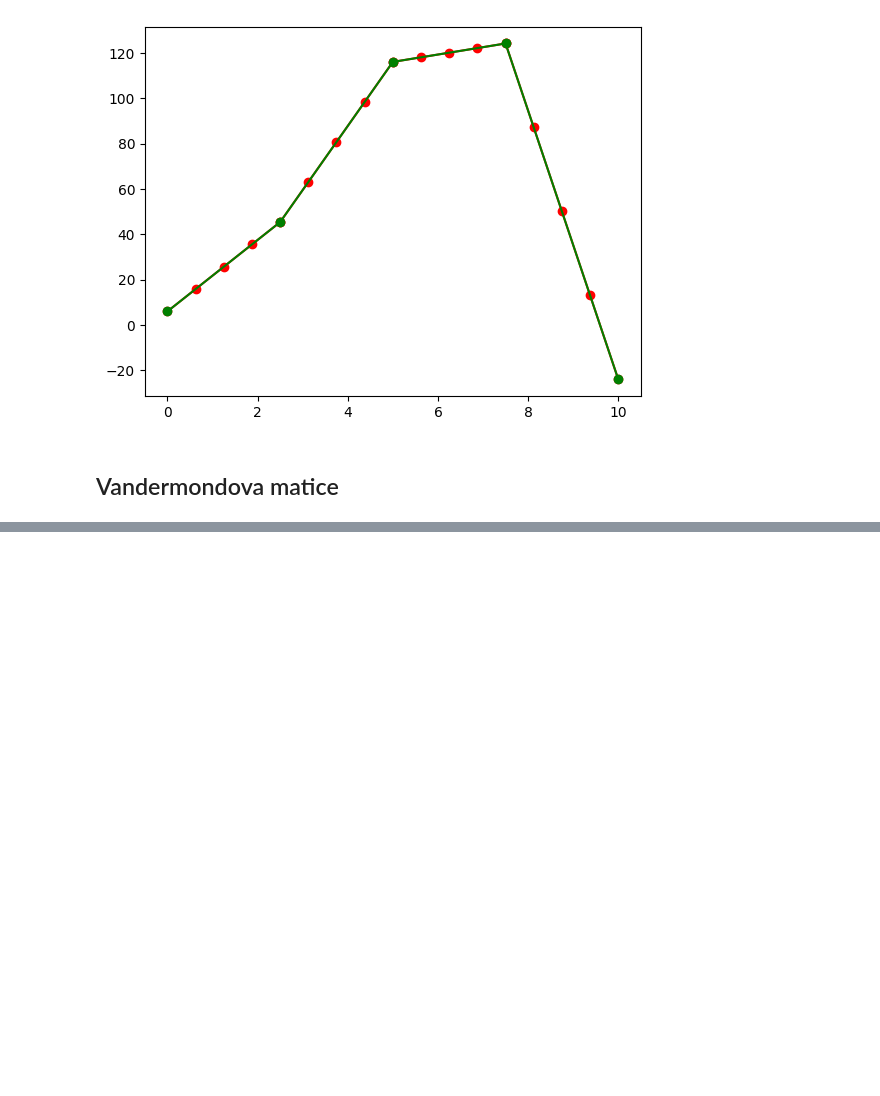
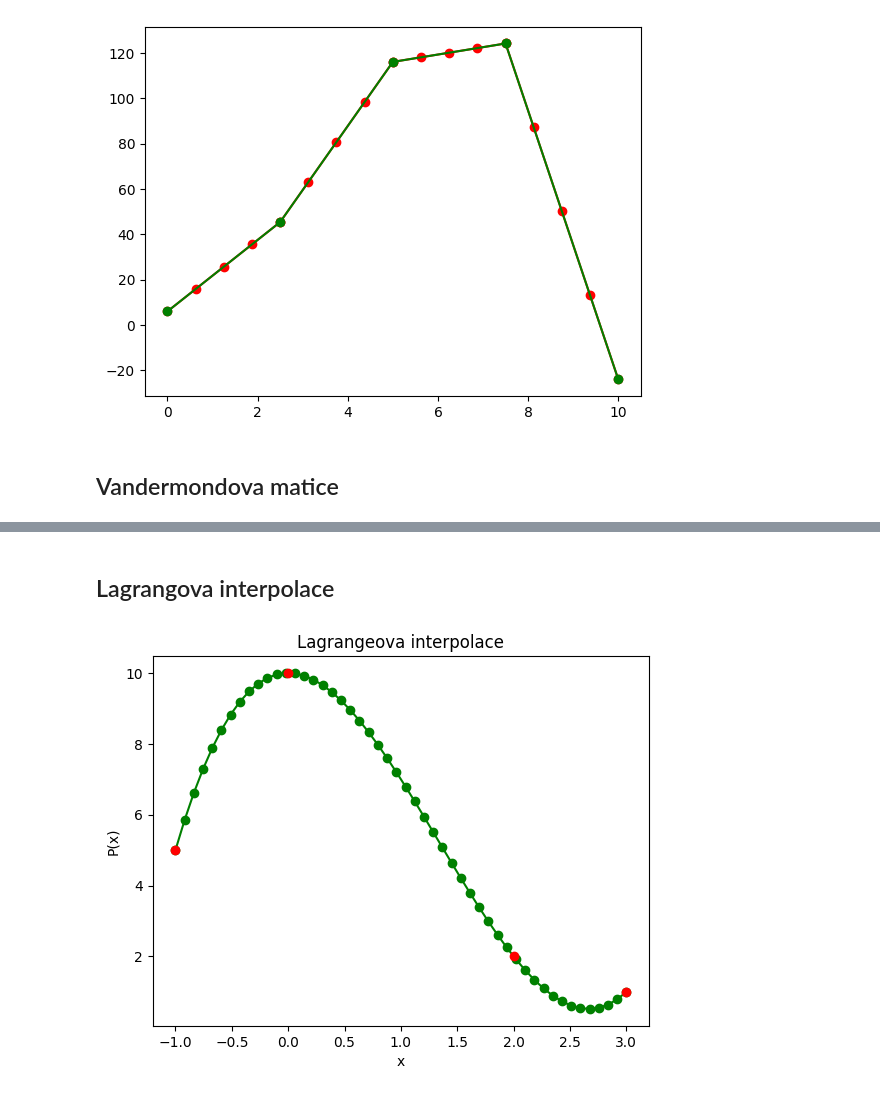
Before and after one commit to Marty808s/STATNICE-SZZ-PB_SZZ-VB, a Jupyter notebook: MSW/VB_MSW.ipynb, the cells around one changed output, grey strips where cells are left out. Drawn from its saved outputs; the diff is of its cells as text; code cells hidden in the pictures; blank space fills up the shorter version.

```diff
--- a/MSW/VB_MSW.ipynb
+++ b/MSW/VB_MSW.ipynb
@@ -439,0 +440,34 @@ plt.show()
+# %% [markdown]
+## Lagrangova interpolace
+# %%
+import numpy as np
+import matplotlib.pyplot as plt
+
+# Uzly a hodnoty
+xs = [-1.0, 0.0, 2.0, 3.0]
+ys = [ 5.0, 10.0, 2.0, 1.0]
+
+def lagrange_eval(x_eval, xs, ys):
+    n = len(xs)
+    Ln = 0.0
+    for i in range(n):
+        Li = 1.0
+        for j in range(n):
+            if i != j:
+                Li *= (x_eval - xs[j]) / (xs[i] - xs[j])
+        Ln += ys[i] * Li
+    return Ln
+
+
+x_plot = np.linspace(min(xs), max(xs), 50)
+y_plot = [lagrange_eval(xc, xs, ys) for xc in x_plot]
+
+# Vykreslení
+plt.plot(x_plot, y_plot, "go-")
+plt.plot(xs, ys, "ro")
+plt.xlabel("x")
+plt.ylabel("P(x)")
+plt.title("Lagrangeova interpolace")
+plt.show()
+# %% [output]
+[figure, added]
```
Also changed, not shown: parts of 2 cells of this notebook.
